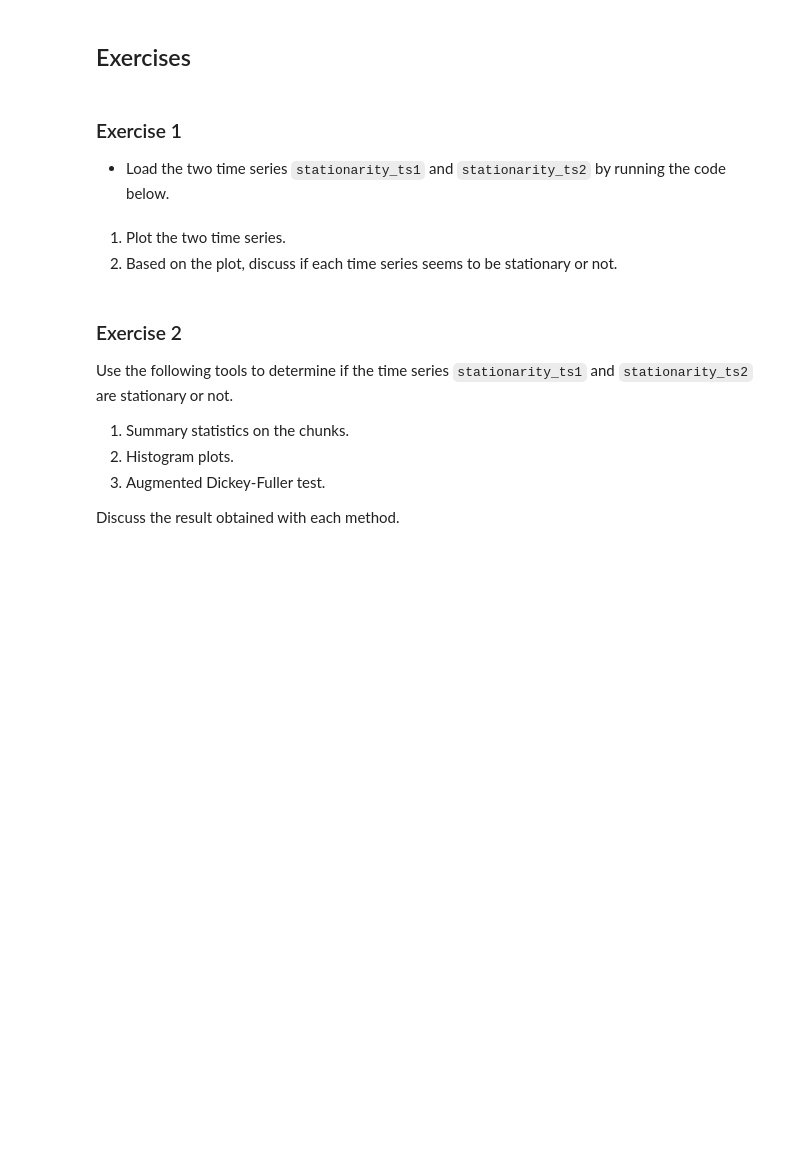
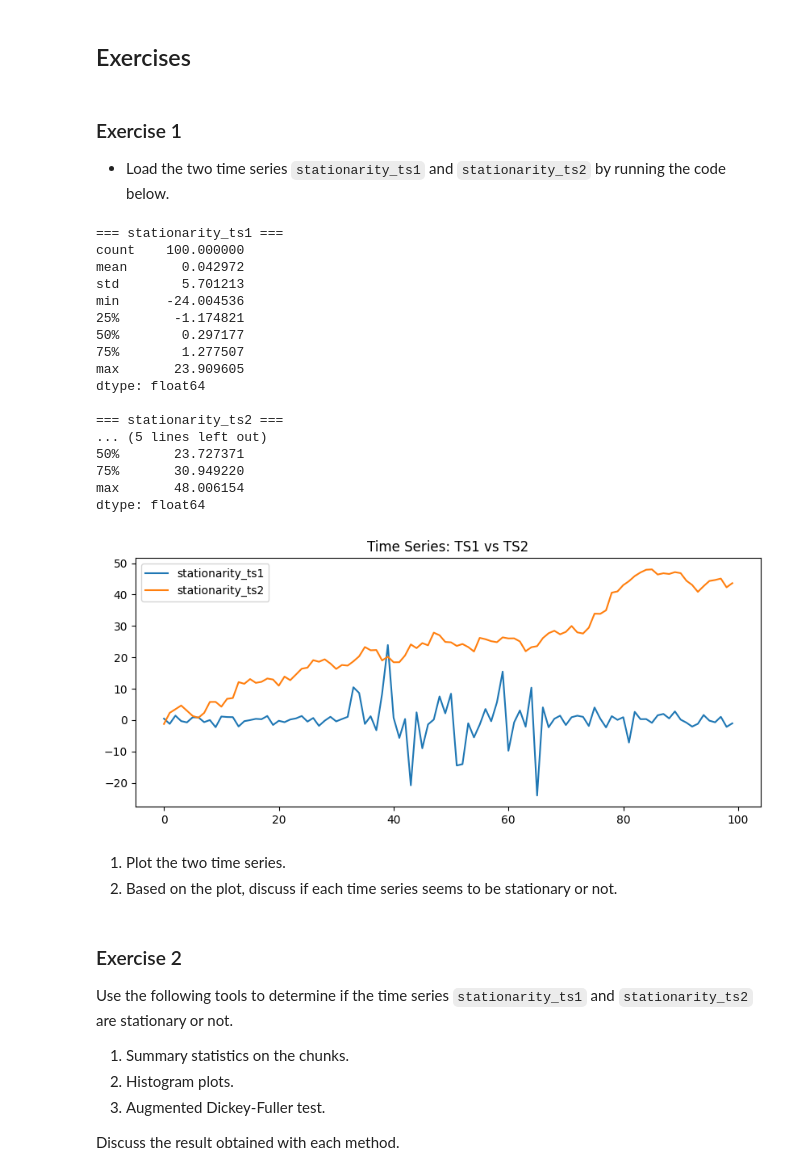
Before and after one commit to jameelahalrawi/matter-js, a Jupyter notebook: ise043_tsaf_2526f_2_stationarity.ipynb, the cells around one changed output. Saved outputs shown, nothing was run; the diff lists cells and outputs as text; code cells hidden in the pictures; blank space fills up the shorter version.

```diff
--- a/ise043_tsaf_2526f_2_stationarity.ipynb
+++ b/ise043_tsaf_2526f_2_stationarity.ipynb
@@ -644,4 +644,53 @@ In this lecture we learned:
 ### Exercise 1
 
 - Load the two time series `stationarity_ts1` and `stationarity_ts2` by running the code below.
+# %%
+import numpy as np
+import pandas as pd
+import matplotlib.pyplot as plt
+import requests
+from io import BytesIO
+
+
+response = requests.get("https://zenodo.org/records/10897398/files/stationarity_ts1.npy?download=1")
+response.raise_for_status()
+stationarity_ts1 = np.load(BytesIO(response.content))
+
+response = requests.get("https://zenodo.org/records/10897398/files/stationarity_ts2.npy?download=1")
+response.raise_for_status()
+stationarity_ts2 = np.load(BytesIO(response.content))
+
+stationarity_ts1 = pd.Series(stationarity_ts1)
+stationarity_ts2 = pd.Series(stationarity_ts2)
+
+print("=== stationarity_ts1 ===")
+print(stationarity_ts1.describe(), "\n")
+
+print("=== stationarity_ts2 ===")
+print(stationarity_ts2.describe(), "\n")
+plt.figure(figsize=(10,4))
+plt.plot(stationarity_ts1, label='stationarity_ts1')
+plt.plot(stationarity_ts2, label='stationarity_ts2')
+plt.title("Time Series: TS1 vs TS2")
+plt.legend()
+plt.show()
+# %% [output]
+=== stationarity_ts1 ===
+count    100.000000
+mean       0.042972
+std        5.701213
+min      -24.004536
+25%       -1.174821
+50%        0.297177
+75%        1.277507
+max       23.909605
+dtype: float64
+
+=== stationarity_ts2 ===
+... (5 lines left out)
+50%       23.727371
+75%       30.949220
+max       48.006154
+dtype: float64
+[figure, added]
 # %%
```
Also changed, not shown: parts of 3 cells of this notebook.
